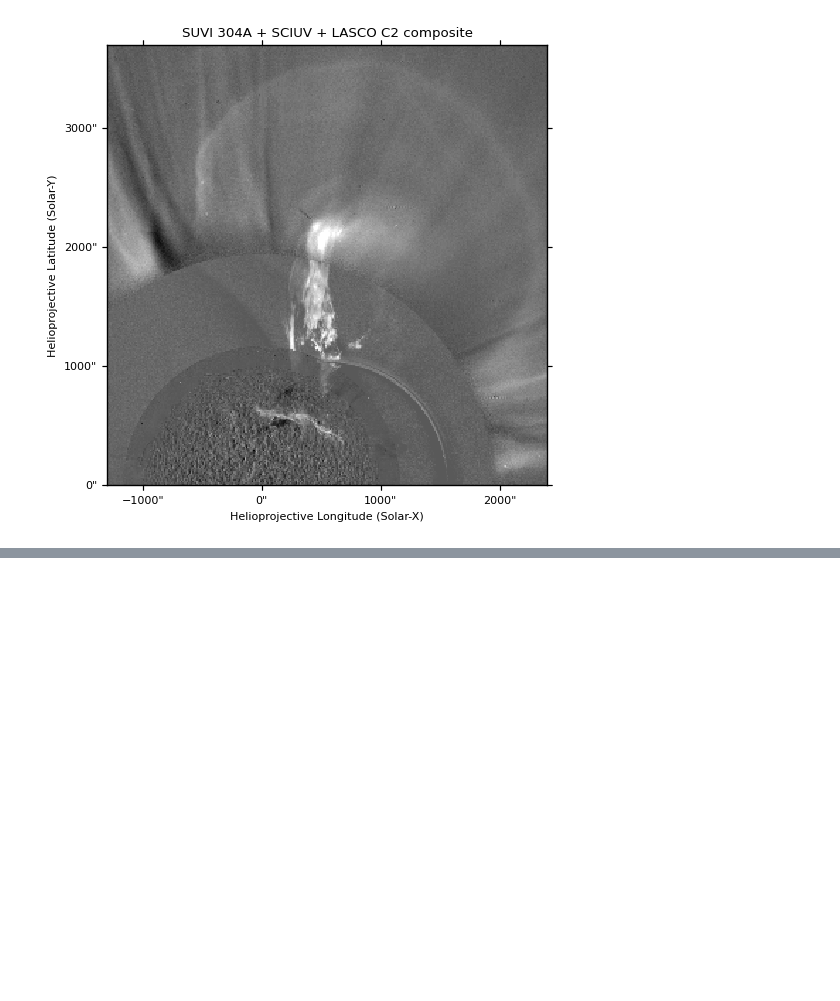
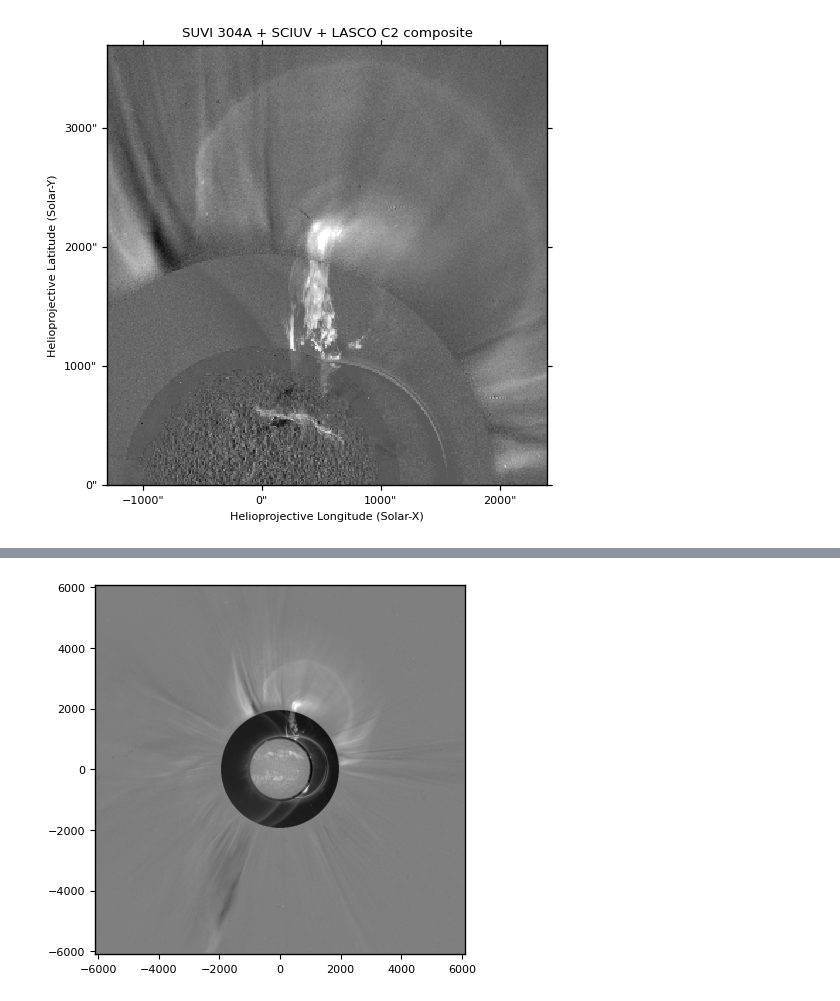
Before and after one commit to xuejcak/solar-composite-tools, a Jupyter notebook: examples.ipynb, the cells around one changed output, grey strips where cells are left out. Cells and saved outputs as stored; diff of their text form; code cells hidden in the pictures; blank space fills up the shorter version.

Commit message:
Added one more example of SDI+SCI+LASCO-C2

```diff
--- a/examples.ipynb
+++ b/examples.ipynb
@@ -154,0 +160,12 @@ For frame 'heliographic_carrington' the following metadata is missing: dsun_obs,
+# %%
+# SDI image.
+# The SDI image has been aligned with level-1.5 AIA 304 image. The alignment code is the modified version of Kaifan Ji, so it cannot be uploaded.
+with fits.open('D:\\solp\\FE20230224\\sdi_align\\sdi_lev10_20230224_204834.546_toAIA304_v01.fits.gz') as hdul:
+    msdi = smap.Map(medfilt2d(hdul[1].data,3), hdul[1].header)
+    m304 = smap.Map(hdul[2].data, hdul[2].header)
+# %%
+# SCIUV
+fsci = "D:\\solp\\FE20230224\\sci\\sciuv_long_20230224T2048.fits"
+ima, hdra = sct.readfits(fsci)
+hdrsci = sct.scihdr(hdra, cdelt=2.4, crvals=[0,0], crpixs=[crpix1,crpix2], rotrad=rotrad, aiahdr=m304.fits_header)
+msci = sct.scimap(medfilt2d(ima,3), hdrsci)
@@ -154,0 +174,10 @@ For frame 'heliographic_carrington' the following metadata is missing: dsun_obs,
+# %%
+imSdiSci,edg, hdrout = sct.combineDisk_SCI(msdi, msci, vsci=[1,1500], vdisk=[10,20000], logsci=True, logdisk=True,
+                                            rmask=1.1, scaleSCI=2.4, cmapdisk=None, cmapsci=None)
+mSdiSci = smap.Map(imSdiSci, hdrout)
+# %%
+# C2, the background must be subtracted
+fc2b = "D:\\solp\\FE20230224\\lasco\\23925647.fts"
+fc2 = "D:\\solp\\FE20230224\\lasco\\23925652.fts"
+# In this example, despike is necessary:
+mc2 = sct.lascoMapb(fc2,fbkg=fc2b,despike=True,n_isolate=55)
@@ -154,0 +190,6 @@ For frame 'heliographic_carrington' the following metadata is missing: dsun_obs,
+# %%
+imSSC2,edg = sct.combineDisk_lasco(mSdiSci, mc2, vc2=[-1000,1000], vdisk=[0,1], rmask=2)
+plt.imshow(imSSC2, extent=edg, cmap='gray')
+plt.show()
+# %% [output]
+[figure, added]
```
Also changed, not shown: parts of 6 cells of this notebook.
